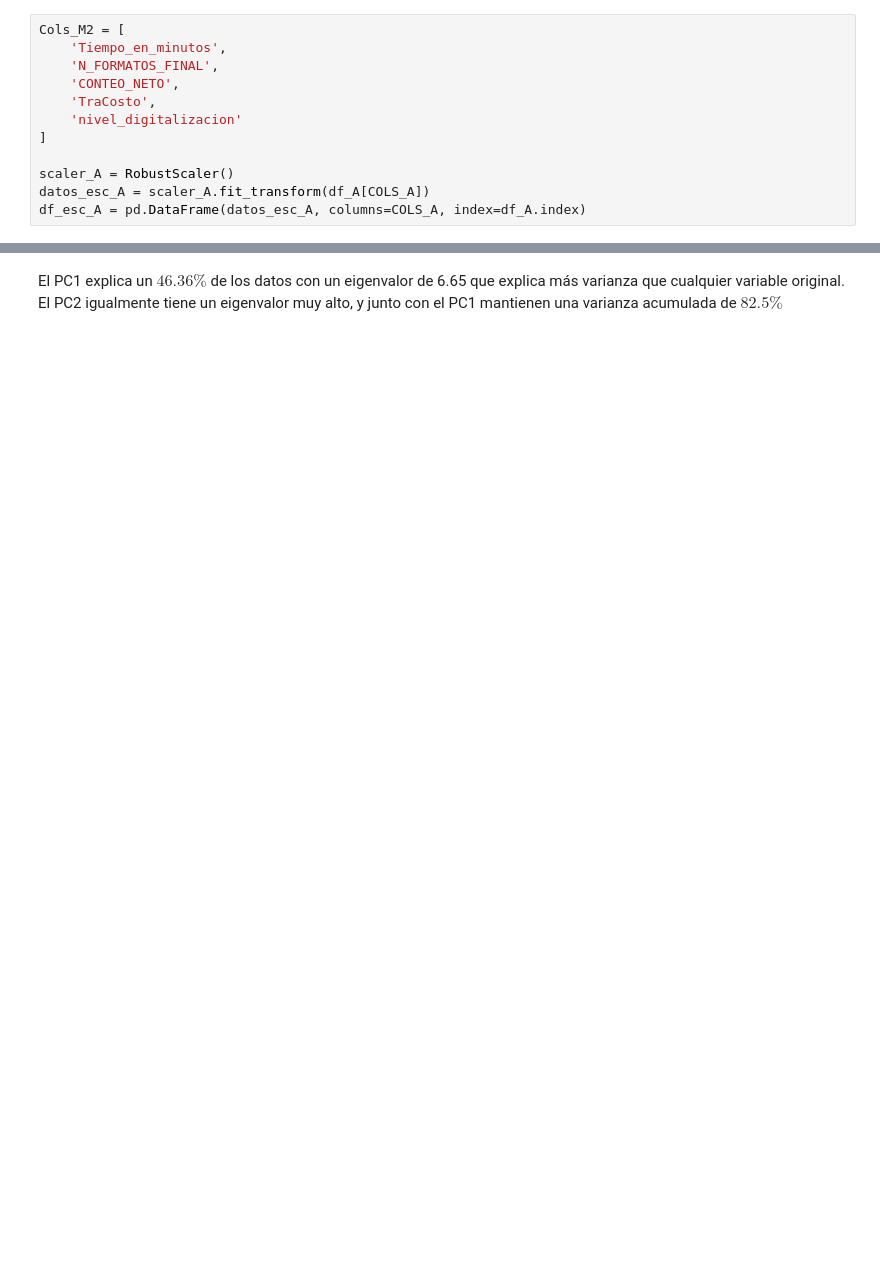
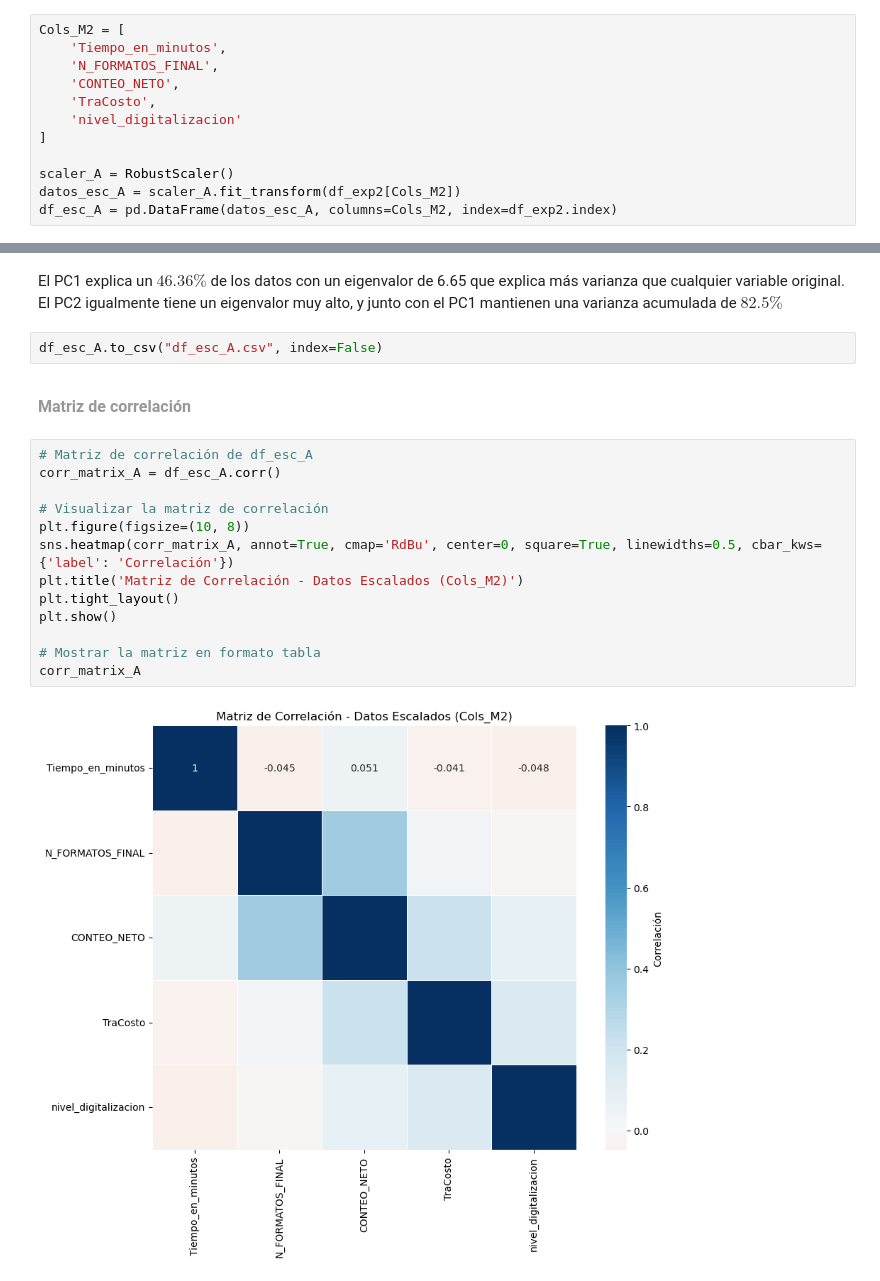
Before and after one commit to gonza98kg/Tramites-y-servicios, a Jupyter notebook: analysis.ipynb, the cells around one changed output, grey strips where cells are left out. Cells and saved outputs as stored; diff of their text form; blank space fills up the shorter version.

Commit message:
Se exporta el data frame df_esc_A para realizar el análisis de correlación y covarianza, creando el documento correlation_analisys.ipynb

```diff
--- a/analysis.ipynb
+++ b/analysis.ipynb
@@ -754,8 +755,8 @@ Cols_M2 = [
 ]
 
 scaler_A = RobustScaler()
-datos_esc_A = scaler_A.fit_transform(df_A[COLS_A])
-df_esc_A = pd.DataFrame(datos_esc_A, columns=COLS_A, index=df_A.index)
+datos_esc_A = scaler_A.fit_transform(df_exp2[Cols_M2])
+df_esc_A = pd.DataFrame(datos_esc_A, columns=Cols_M2, index=df_exp2.index)
 # %%
 pca_A = PCA()
 componentes_A = pca_A.fit_transform(df_esc_A)
@@ -778,2 +779,23 @@ Componente | Eigenvalor | Varianza Explicada | Varianza Acumulada
 # %% [markdown]
 El PC1 explica un $46{.}36 \%$ de los datos con un eigenvalor de 6.65 que explica más varianza que cualquier variable original. El PC2 igualmente tiene un eigenvalor muy alto, y junto con el PC1 mantienen una varianza acumulada de $82.5\%$
+# %%
+df_esc_A.to_csv("df_esc_A.csv", index=False)
+# %% [markdown]
+<h4 style="color:#98989A; font-family:'Montserrat', sans-serif; font-size:16px; font-weight:600; margin-top:15px; margin-bottom:8px;">
+Matriz de correlación
+</h4>
+# %%
+# Matriz de correlación de df_esc_A
+corr_matrix_A = df_esc_A.corr()
+
+# Visualizar la matriz de correlación
+plt.figure(figsize=(10, 8))
+sns.heatmap(corr_matrix_A, annot=True, cmap='RdBu', center=0, square=True, linewidths=0.5, cbar_kws={'label': 'Correlación'})
+plt.title('Matriz de Correlación - Datos Escalados (Cols_M2)')
+plt.tight_layout()
+plt.show()
+
+# Mostrar la matriz en formato tabla
+corr_matrix_A
+# %% [output]
+[figure, added]
```
Also changed, not shown: parts of 12 cells of this notebook, 2 other files.
